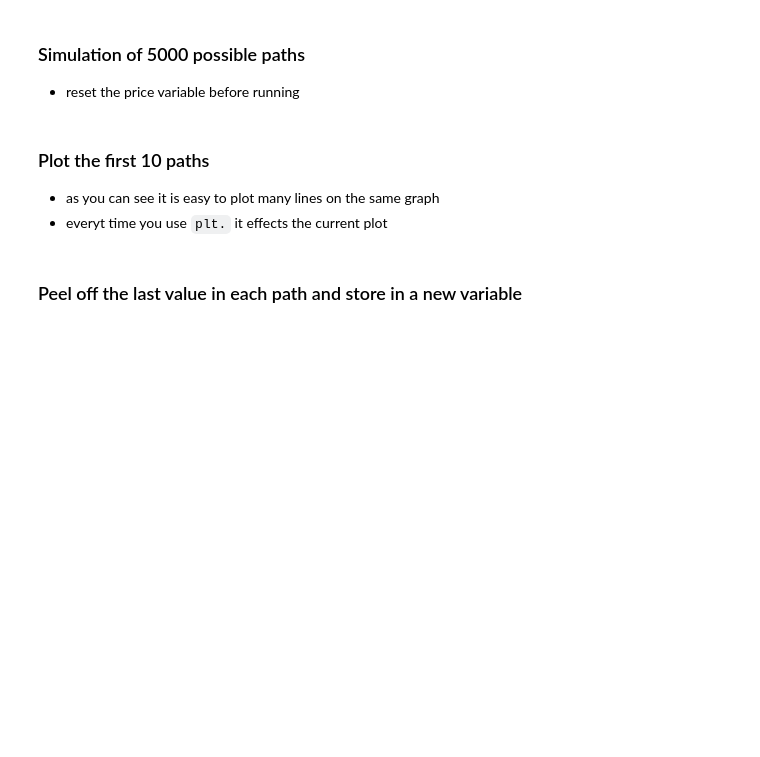
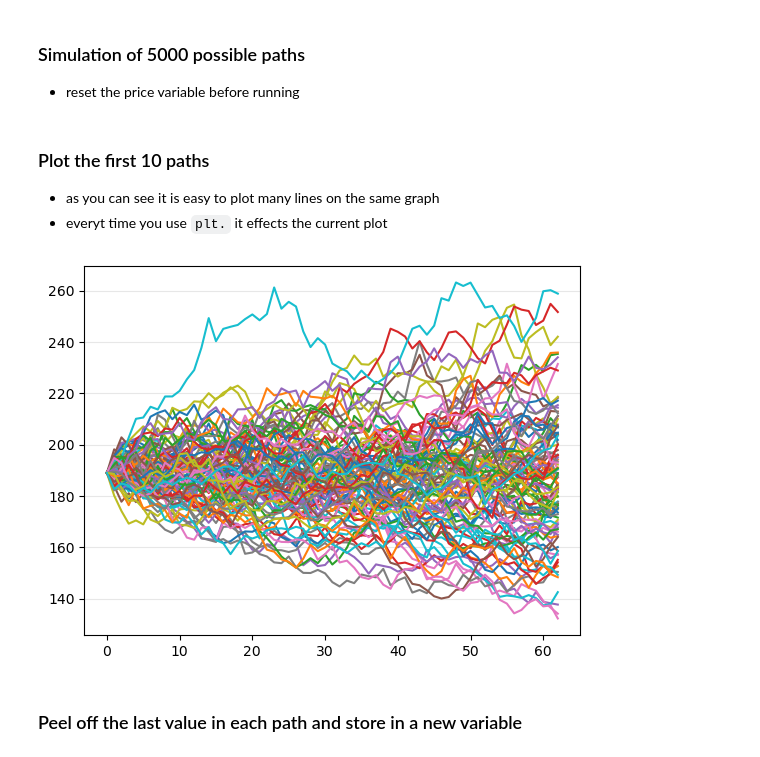
Before and after one commit to mjmacarty/OIM7502_SP24, a Jupyter notebook: 04-basic_matplotlib.ipynb, the cells around one changed output. Saved outputs shown, nothing was run; the diff lists cells and outputs as text; code cells hidden in the pictures; blank space fills up the shorter version.

```diff
--- a/04-basic_matplotlib.ipynb
+++ b/04-basic_matplotlib.ipynb
@@ -28,9 +41,23 @@ prices = list()
 # %% [markdown]
 ### Simulation of 5000 possible paths
 * reset the price variable before running
+# %%
+for iteration in range(5000):
+    aapl = 189
+    prices.append([])
+    for day in range(63):
+        prices[iteration].append(aapl)
+        aapl *= np.exp((r - .5 * sigma ** 2) * T + sigma * np.sqrt(T) * normal(0,1))
 # %% [markdown]
 ### Plot the first 10 paths
 * as you can see it is easy to plot many lines on the same graph
 * everyt time you use `plt.` it effects the current plot
+# %%
+for path in range(100):
+    plt.plot(prices[path])
+
+plt.grid(axis = "y", alpha=.3)
+# %% [output]
+[figure, added]
 # %% [markdown]
 ### Peel off the last value in each path and store in a new variable
```
Also changed, not shown: parts of 8 cells of this notebook, 3 other files.
